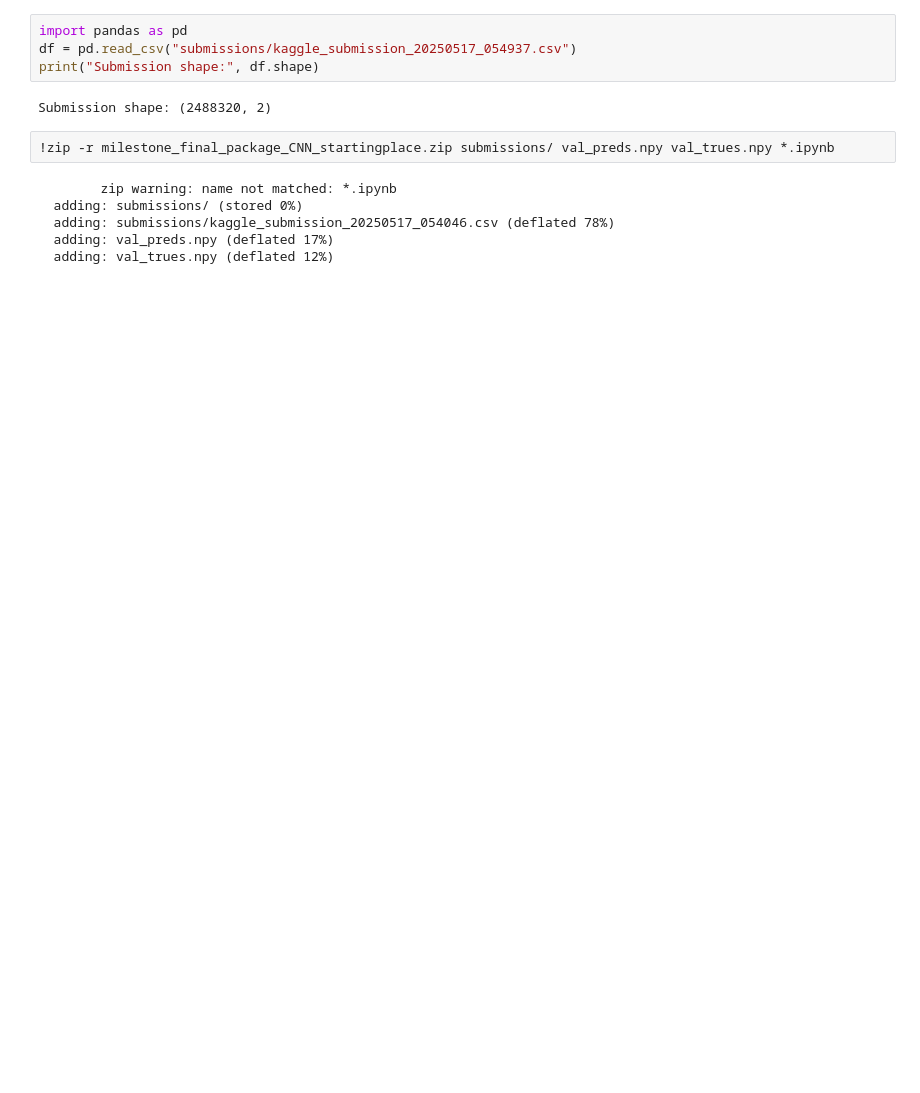
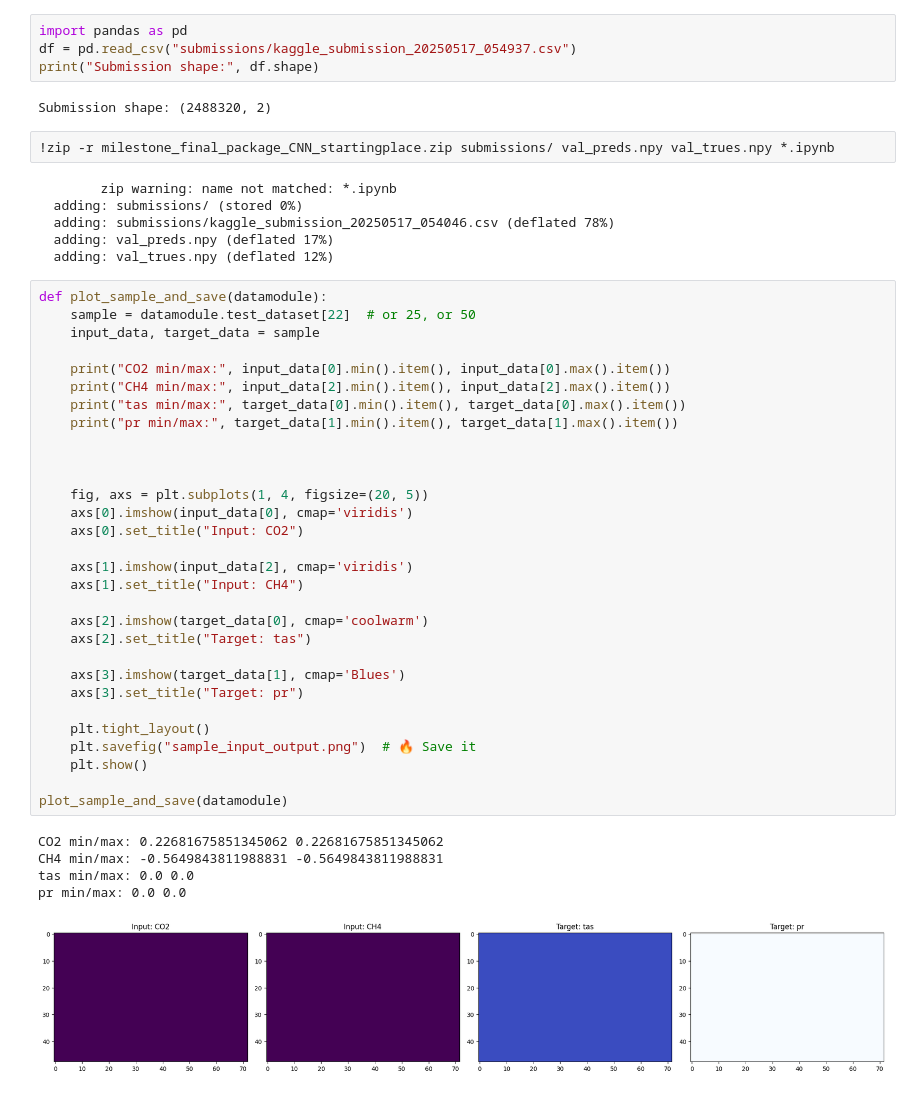
Before and after one commit to Jut012/CSE-151B-competition-2-, a Jupyter notebook: CSE_151B_Competetion_Code_(starter_code_for_Colab).ipynb, the cells around one changed output. Saved outputs shown, nothing was run; the diff lists cells and outputs as text; blank space fills up the shorter version.

```diff
--- a/CSE_151B_Competetion_Code_(starter_code_for_Colab).ipynb
+++ b/CSE_151B_Competetion_Code_(starter_code_for_Colab).ipynb
@@ -853,3 +891,39 @@ Submission shape: (2488320, 2)
   adding: submissions/kaggle_submission_20250517_054046.csv (deflated 78%)
   adding: val_preds.npy (deflated 17%)
   adding: val_trues.npy (deflated 12%)
+# %%
+def plot_sample_and_save(datamodule):
+    sample = datamodule.test_dataset[22]  # or 25, or 50
+    input_data, target_data = sample
+
+    print("CO2 min/max:", input_data[0].min().item(), input_data[0].max().item())
+    print("CH4 min/max:", input_data[2].min().item(), input_data[2].max().item())
+    print("tas min/max:", target_data[0].min().item(), target_data[0].max().item())
+    print("pr min/max:", target_data[1].min().item(), target_data[1].max().item())
+
+
+
+    fig, axs = plt.subplots(1, 4, figsize=(20, 5))
+    axs[0].imshow(input_data[0], cmap='viridis')
+    axs[0].set_title("Input: CO2")
+
+    axs[1].imshow(input_data[2], cmap='viridis')
+    axs[1].set_title("Input: CH4")
+
+    axs[2].imshow(target_data[0], cmap='coolwarm')
+    axs[2].set_title("Target: tas")
+
+    axs[3].imshow(target_data[1], cmap='Blues')
+    axs[3].set_title("Target: pr")
+
+    plt.tight_layout()
+    plt.savefig("sample_input_output.png")  # 🔥 Save it
+    plt.show()
+
+plot_sample_and_save(datamodule)
+# %% [output]
+CO2 min/max: 0.22681675851345062 0.22681675851345062
+CH4 min/max: -0.5649843811988831 -0.5649843811988831
+tas min/max: 0.0 0.0
+pr min/max: 0.0 0.0
+[figure, added]
```
Also changed, not shown: parts of 8 cells of this notebook.
